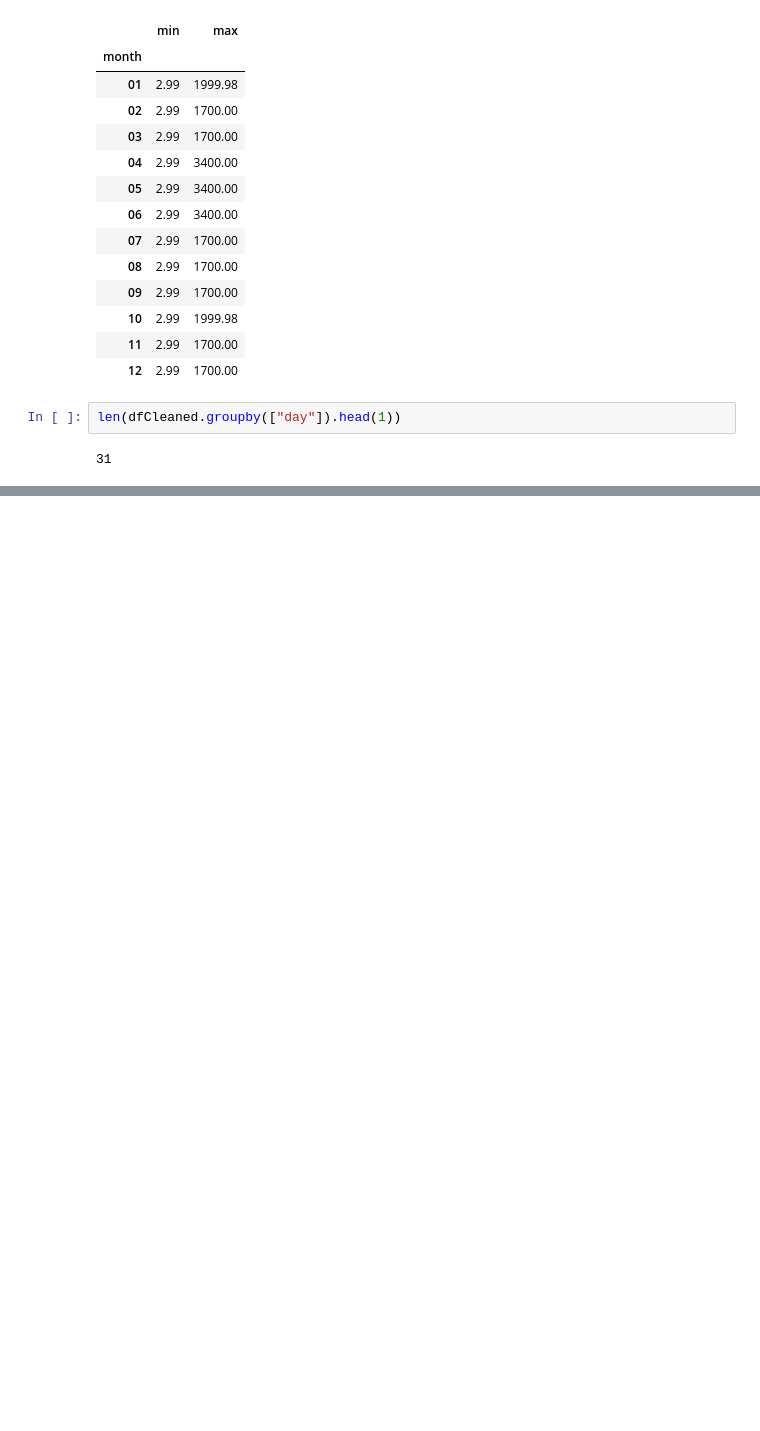
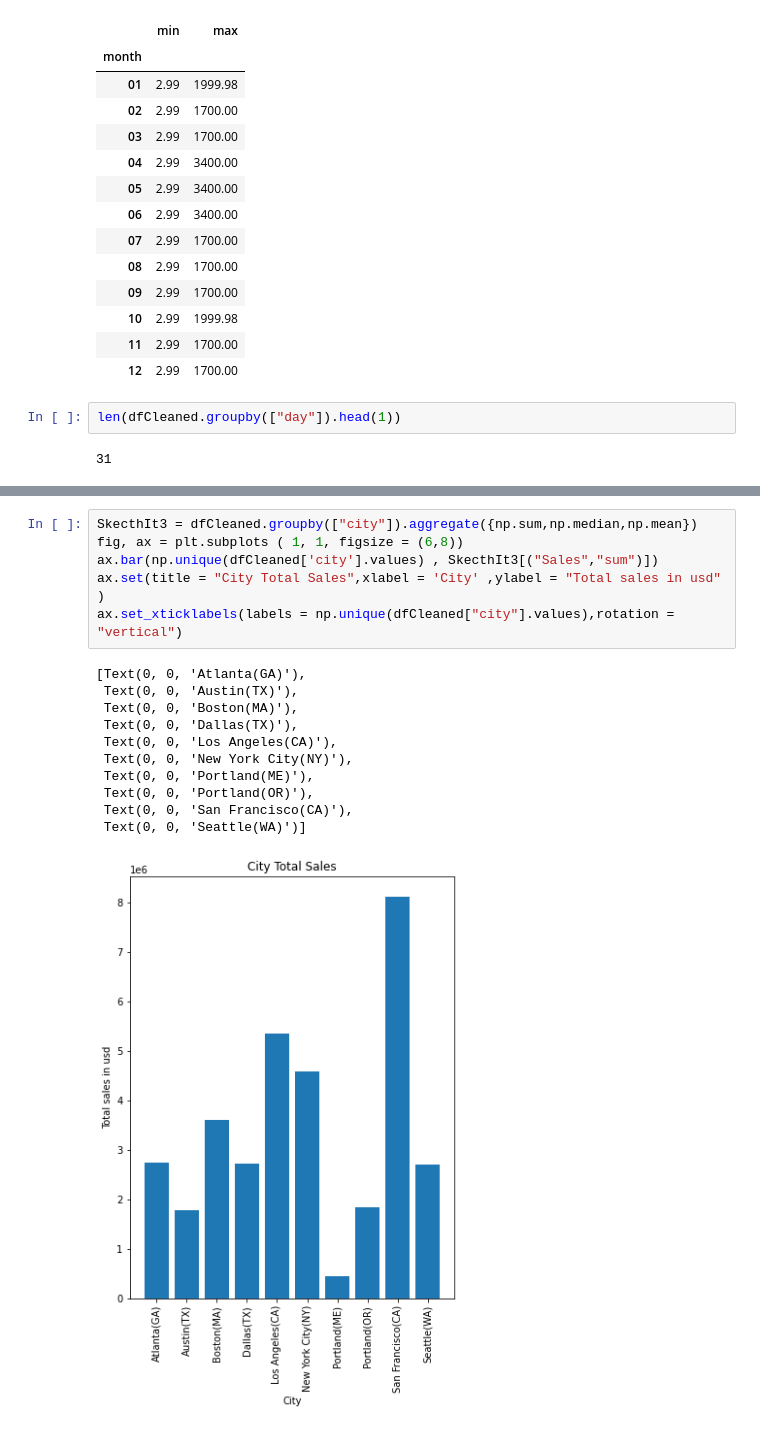
Before and after one commit to Xwyzworms/Tabular-Data-Small-Projects, a Jupyter notebook: SalesDataAnalysis.ipynb, the cells around one changed output, grey strips where cells are left out. Saved outputs shown, nothing was run; the diff lists cells and outputs as text; blank space fills up the shorter version.

```diff
--- a/SalesDataAnalysis.ipynb
+++ b/SalesDataAnalysis.ipynb
@@ -228,0 +230,18 @@ dfCleaned.groupby(['day']).aggregate({np.sum,np.mean,np.median})[["quantity_orde
+# %%
+SkecthIt3 = dfCleaned.groupby(["city"]).aggregate({np.sum,np.median,np.mean})
+fig, ax = plt.subplots ( 1, 1, figsize = (6,8))
+ax.bar(np.unique(dfCleaned['city'].values) , SkecthIt3[("Sales","sum")])
+ax.set(title = "City Total Sales",xlabel = 'City' ,ylabel = "Total sales in usd" )
+ax.set_xticklabels(labels = np.unique(dfCleaned["city"].values),rotation = "vertical")
+# %% [output]
+[Text(0, 0, 'Atlanta(GA)'),
+ Text(0, 0, 'Austin(TX)'),
+ Text(0, 0, 'Boston(MA)'),
+ Text(0, 0, 'Dallas(TX)'),
+ Text(0, 0, 'Los Angeles(CA)'),
+ Text(0, 0, 'New York City(NY)'),
+ Text(0, 0, 'Portland(ME)'),
+ Text(0, 0, 'Portland(OR)'),
+ Text(0, 0, 'San Francisco(CA)'),
+ Text(0, 0, 'Seattle(WA)')]
+[figure, added]
```
Also changed, not shown: parts of 13 cells of this notebook.
